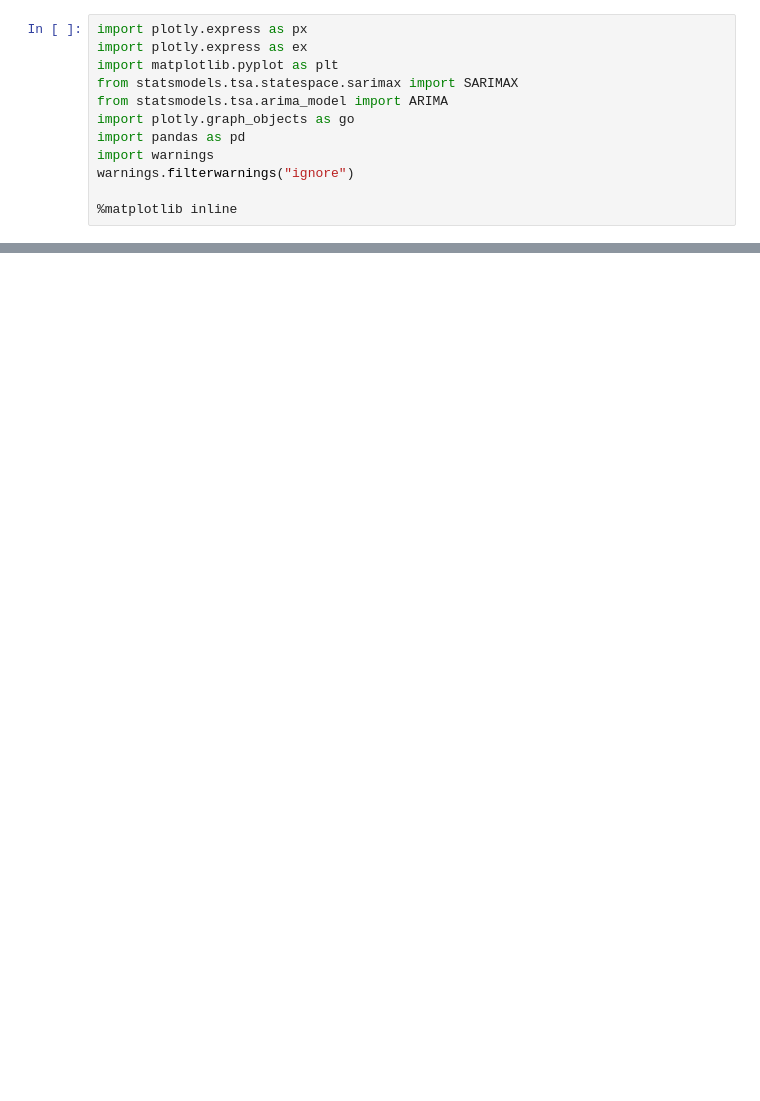
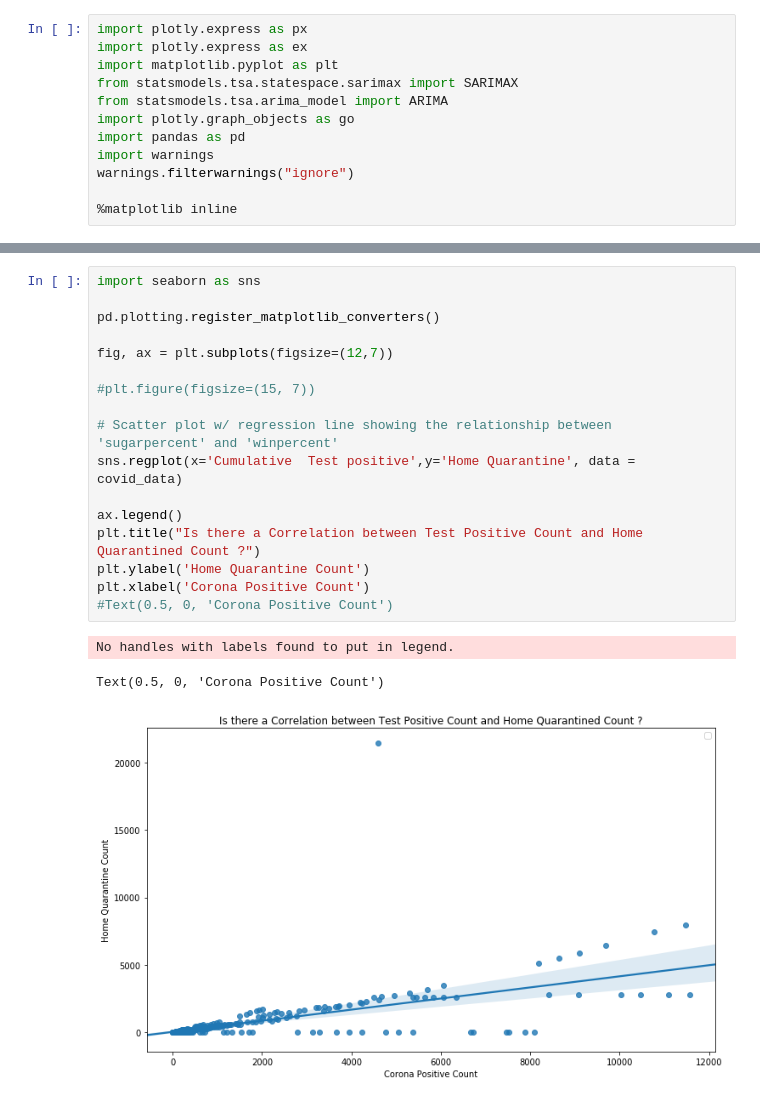
Before and after one commit to Ansa-bajwa/DS, a Jupyter notebook: DS.ipynb, the cells around one changed output, grey strips where cells are left out. Drawn from its saved outputs; the diff is of its cells as text; blank space fills up the shorter version.

```diff
--- a/DS.ipynb
+++ b/DS.ipynb
@@ -252,3 +266,24 @@ fig.update_layout(title_text='Discharging Rate VS Expiration Rate',plot_bgcolor=
 fig.show()
 # %% [output]
 [interactive output not drawn]
+# %%
+import seaborn as sns
+
+pd.plotting.register_matplotlib_converters()
+
+fig, ax = plt.subplots(figsize=(12,7))
+
+#plt.figure(figsize=(15, 7))
+
+# Scatter plot w/ regression line showing the relationship between 'sugarpercent' and 'winpercent'
+sns.regplot(x='Cumulative  Test positive',y='Home Quarantine', data = covid_data)
+
+ax.legend()
+plt.title("Is there a Correlation between Test Positive Count and Home Quarantined Count ?")
+plt.ylabel('Home Quarantine Count')
+plt.xlabel('Corona Positive Count')
+#Text(0.5, 0, 'Corona Positive Count')
+# %% [output]
+No handles with labels found to put in legend.
+Text(0.5, 0, 'Corona Positive Count')
+[figure, added]
```
Also changed, not shown: parts of 14 cells of this notebook, 2 other files.
